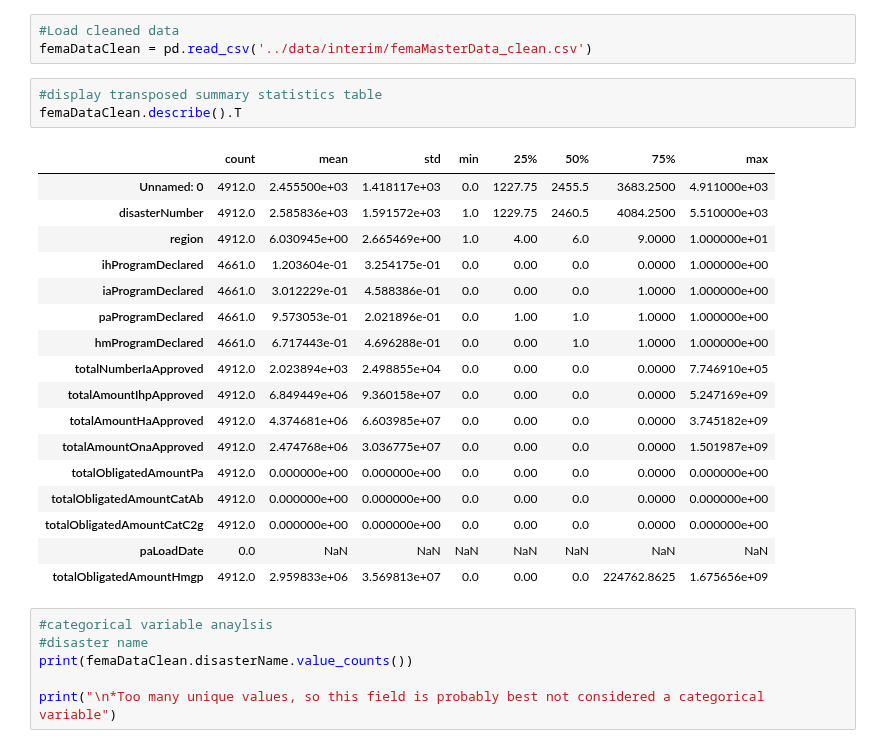
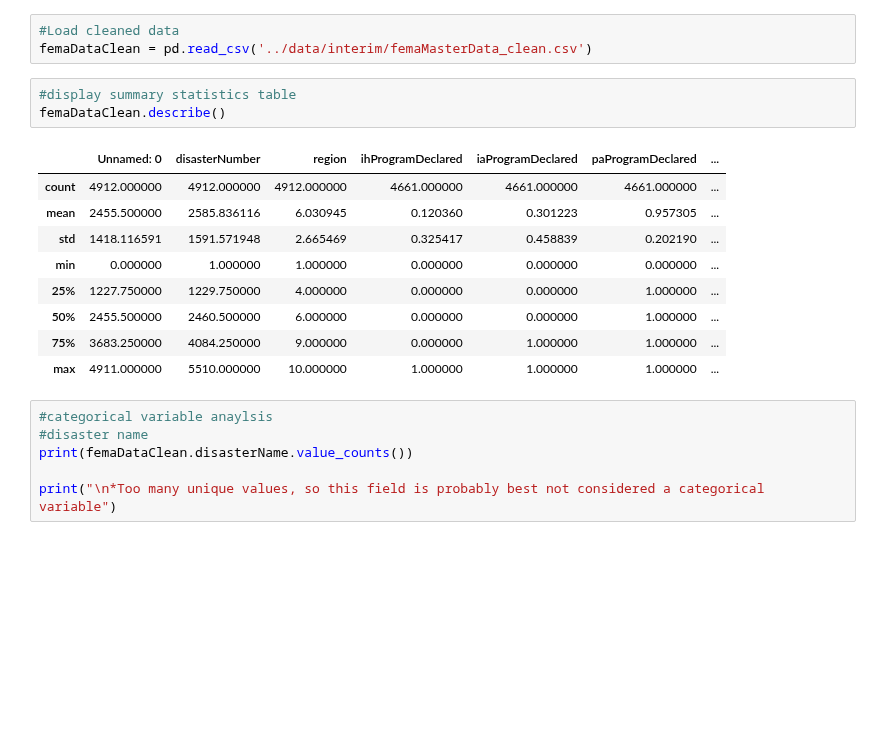
Before and after one commit to mdgarber/FEMADisasterCostForecasting, a Jupyter notebook: femadisastercostforecasting/notebooks/FEMA-EDA.ipynb, the cells around one changed output. Cells and saved outputs as stored; diff of their text form; blank space fills up the shorter version.

```diff
--- a/femadisastercostforecasting/notebooks/FEMA-EDA.ipynb
+++ b/femadisastercostforecasting/notebooks/FEMA-EDA.ipynb
@@ -31,26 +31,18 @@ import seaborn as sns
 #Load cleaned data
 femaDataClean = pd.read_csv('../data/interim/femaMasterData_clean.csv')
 # %%
-#display transposed summary statistics table
-femaDataClean.describe().T
+#display summary statistics table
+femaDataClean.describe()
 # %% [output]
-|  | count | mean | std | min | 25% | 50% | 75% | max |
-| Unnamed: 0 | 4912.0 | 2.455500e+03 | 1.418117e+03 | 0.0 | 1227.75 | 2455.5 | 3683.2500 | 4.911000e+03 |
-| disasterNumber | 4912.0 | 2.585836e+03 | 1.591572e+03 | 1.0 | 1229.75 | 2460.5 | 4084.2500 | 5.510000e+03 |
-| region | 4912.0 | 6.030945e+00 | 2.665469e+00 | 1.0 | 4.00 | 6.0 | 9.0000 | 1.000000e+01 |
-| ihProgramDeclared | 4661.0 | 1.203604e-01 | 3.254175e-01 | 0.0 | 0.00 | 0.0 | 0.0000 | 1.000000e+00 |
-| iaProgramDeclared | 4661.0 | 3.012229e-01 | 4.588386e-01 | 0.0 | 0.00 | 0.0 | 1.0000 | 1.000000e+00 |
-| paProgramDeclared | 4661.0 | 9.573053e-01 | 2.021896e-01 | 0.0 | 1.00 | 1.0 | 1.0000 | 1.000000e+00 |
-| hmProgramDeclared | 4661.0 | 6.717443e-01 | 4.696288e-01 | 0.0 | 0.00 | 1.0 | 1.0000 | 1.000000e+00 |
-| totalNumberIaApproved | 4912.0 | 2.023894e+03 | 2.498855e+04 | 0.0 | 0.00 | 0.0 | 0.0000 | 7.746910e+05 |
-| totalAmountIhpApproved | 4912.0 | 6.849449e+06 | 9.360158e+07 | 0.0 | 0.00 | 0.0 | 0.0000 | 5.247169e+09 |
-| totalAmountHaApproved | 4912.0 | 4.374681e+06 | 6.603985e+07 | 0.0 | 0.00 | 0.0 | 0.0000 | 3.745182e+09 |
-| totalAmountOnaApproved | 4912.0 | 2.474768e+06 | 3.036775e+07 | 0.0 | 0.00 | 0.0 | 0.0000 | 1.501987e+09 |
-| totalObligatedAmountPa | 4912.0 | 0.000000e+00 | 0.000000e+00 | 0.0 | 0.00 | 0.0 | 0.0000 | 0.000000e+00 |
-| totalObligatedAmountCatAb | 4912.0 | 0.000000e+00 | 0.000000e+00 | 0.0 | 0.00 | 0.0 | 0.0000 | 0.000000e+00 |
-| totalObligatedAmountCatC2g | 4912.0 | 0.000000e+00 | 0.000000e+00 | 0.0 | 0.00 | 0.0 | 0.0000 | 0.000000e+00 |
-| paLoadDate | 0.0 | NaN | NaN | NaN | NaN | NaN | NaN | NaN |
-| totalObligatedAmountHmgp | 4912.0 | 2.959833e+06 | 3.569813e+07 | 0.0 | 0.00 | 0.0 | 224762.8625 | 1.675656e+09 |
+|  | Unnamed: 0 | disasterNumber | region | ihProgramDeclared | iaProgramDeclared | paProgramDeclared | ... |
+| count | 4912.000000 | 4912.000000 | 4912.000000 | 4661.000000 | 4661.000000 | 4661.000000 | ... |
+| mean | 2455.500000 | 2585.836116 | 6.030945 | 0.120360 | 0.301223 | 0.957305 | ... |
+| std | 1418.116591 | 1591.571948 | 2.665469 | 0.325417 | 0.458839 | 0.202190 | ... |
+| min | 0.000000 | 1.000000 | 1.000000 | 0.000000 | 0.000000 | 0.000000 | ... |
+| 25% | 1227.750000 | 1229.750000 | 4.000000 | 0.000000 | 0.000000 | 1.000000 | ... |
+| 50% | 2455.500000 | 2460.500000 | 6.000000 | 0.000000 | 0.000000 | 1.000000 | ... |
+| 75% | 3683.250000 | 4084.250000 | 9.000000 | 0.000000 | 1.000000 | 1.000000 | ... |
+| max | 4911.000000 | 5510.000000 | 10.000000 | 1.000000 | 1.000000 | 1.000000 | ... |
 # %%
 #categorical variable anaylsis
 #disaster name
```
Also changed, not shown: parts of 7 cells of this notebook, 1 other file.
